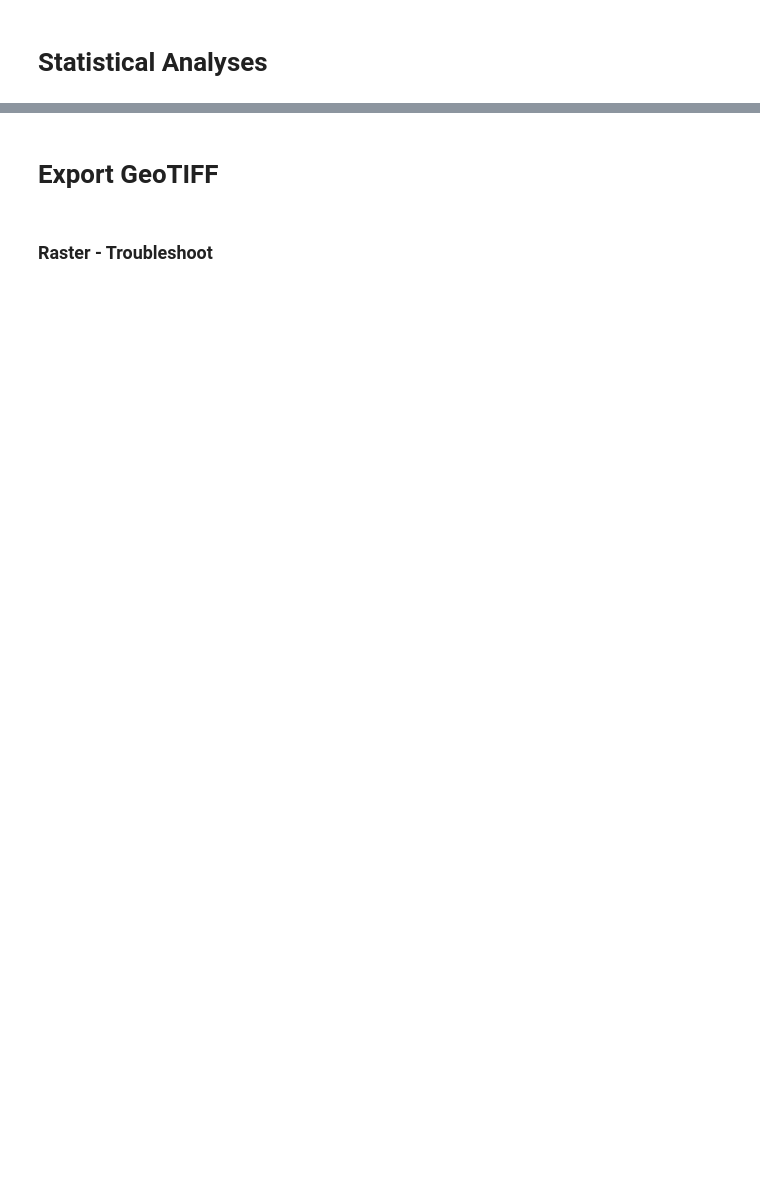
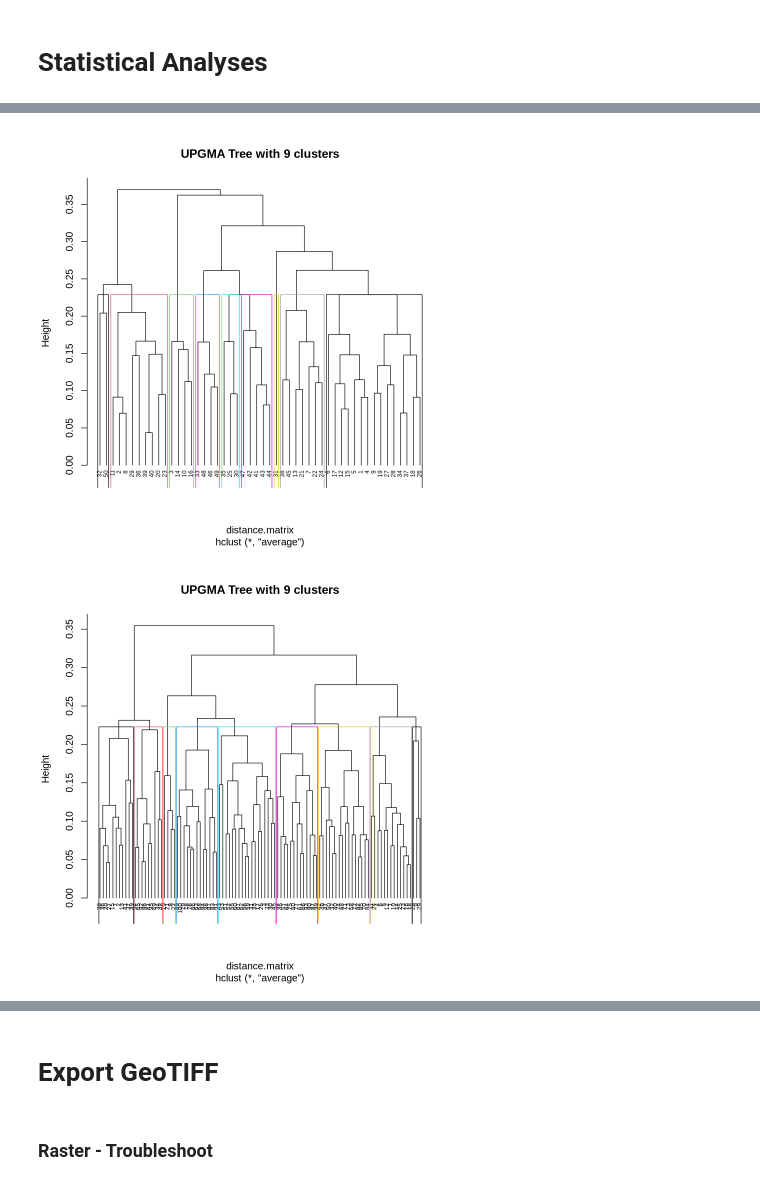
Before and after one commit to galaxyecology/jupyternotebooks, a Jupyter notebook: Antarctic_MPAs/Test-PELAGIC.ipynb, the cells around one changed output, grey strips where cells are left out. Saved outputs shown, nothing was run; the diff lists cells and outputs as text; code cells hidden in the pictures; blank space fills up the shorter version.

Commit message:
Update pelafgic jupyter notebook after 2 days of testing
This version is ok to run in batch mode so in a workflow

```diff
--- a/Antarctic_MPAs/Test-PELAGIC.ipynb
+++ b/Antarctic_MPAs/Test-PELAGIC.ipynb
@@ -17,7 +35,7 @@ library(ggplot2)
 # %%
 # SET DIRECTORIES
 workdir <- getwd()
-dataDir <- paste(workdir,"Data",sep = "/")
+dataDir <- paste(workdir,"galaxy_inputs/Data",sep = "/")
 outputDir <- paste(workdir,"outputs/collection",sep = "/")
 scriptDir <- paste(workdir,"scripts",sep = "/")
 # %%
@@ -55,30 +73,9 @@ library(RColorBrewer) # RColorBrewer: create colour palettes for thematic maps
 library(lattice) # lattice : visualization system for typical graphics
 library(dplyr)
 # %%
-# 2.2 DOWNLOAD AND LOAD BATHYMETRY ----
-options(timeout = 600)  # 10 minutes
-bathy_file <- "global_topo_1min_topo_19_1.nc"
-if(file.exists(bathy_file)){
-    cat(bathy_file, "is (are) already in your repertory.")
-} else {
-    download.file("https://topex.ucsd.edu/pub/global_topo_1min/topo_19.1.nc", bathy_file, mode = "wb")
-    print('File Downloaded')
-}
+# 2.2 LOAD BATHYMETRY ----
+options(timeout = 900)  # 15 minutes
+bathy_file <- "galaxy_inputs/topex/global_topo_1min_topo_19_1.nc.h5"
-# %%
-# MOVE TO DATA DIRECTORY
-
-ifelse(!dir.exists(file.path(dataDir)),
-        dir.create(file.path(dataDir)),
-        "Directory Exists")
-
-file.rename(from=global_topo_tiff_gz,
-            to=paste(dataDir, global_topo_tiff_gz, sep = "/"))
-file.rename(from=global_topo_tiff,
-            to=paste(dataDir, global_topo_tiff, sep = "/"))
-
-file.rename(from=bathy_file,
-            to=paste(dataDir, bathy_file, sep = "/"))
-bathy_file <- paste(dataDir, bathy_file, sep = "/")
 # %%
 # Open the NetCDF file
 nc_file <- nc_open(bathy_file)
@@ -487,15 +633,18 @@ upgma.display.rect <- function(df, nb_clust = 9){
 }
 # %%
 hclust.pelagic.K50 <- upgma.classification(df_K50)
-hclust.pelagic.K100 <- upgma.classification(df_100)
+hclust.pelagic.K100 <- upgma.classification(df_K100)
 hclust.pelagic.K200 <- upgma.classification(df_K200)
 
 cutoff <- 9
 plot(hclust.pelagic.K50, hang = -1, cex = 0.6, main = paste("UPGMA Tree with",cutoff,"clusters"))
 rect.hclust(hclust.pelagic.K50, k = cutoff, border = seq(from = 1, to = 9, by = 1))
 
 plot(hclust.pelagic.K100, hang = -1, cex = 0.6, main = paste("UPGMA Tree with",cutoff,"clusters"))
 rect.hclust(hclust.pelagic.K100, k = cutoff, border = seq(from = 1, to = 9, by = 1))
 
 plot(hclust.pelagic.K200, hang = -1, cex = 0.6, main = paste("UPGMA Tree with",cutoff,"clusters"))
 rect.hclust(hclust.pelagic.K200, k = cutoff, border = seq(from = 1, to = 9, by = 1))
+# %% [output]
+[figure, added]
+[figure, added]
```
Also changed, not shown: parts of 19 cells of this notebook.
